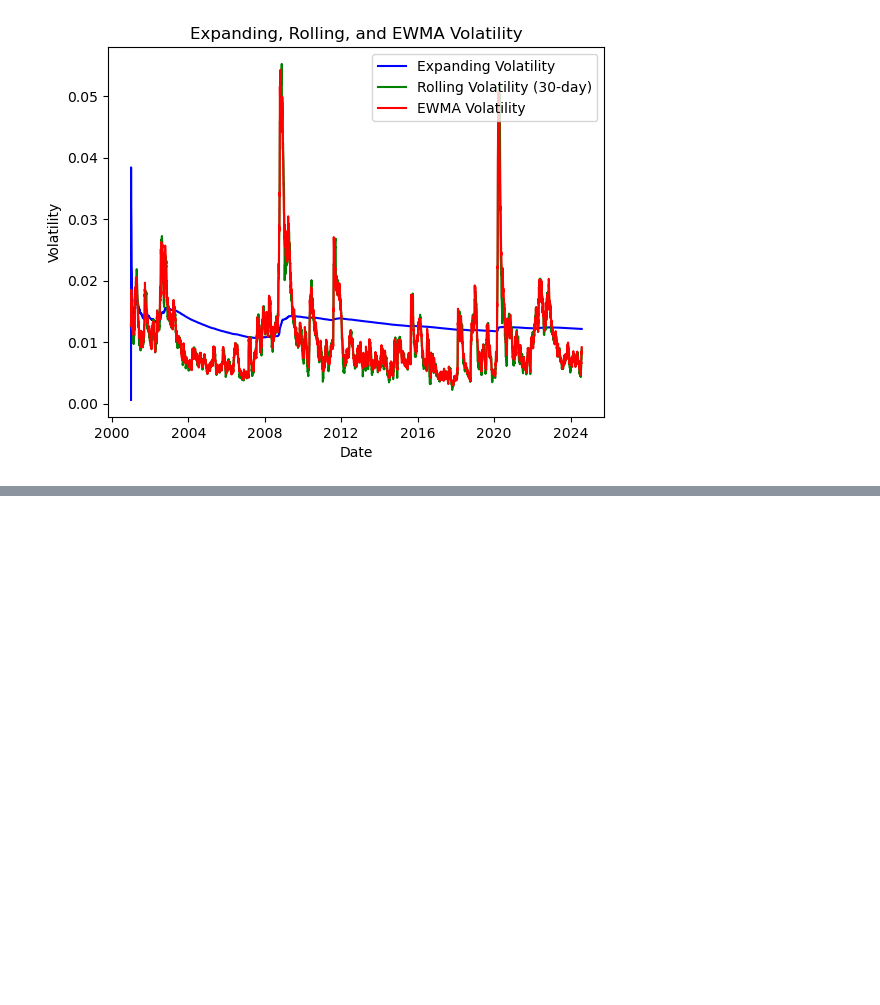
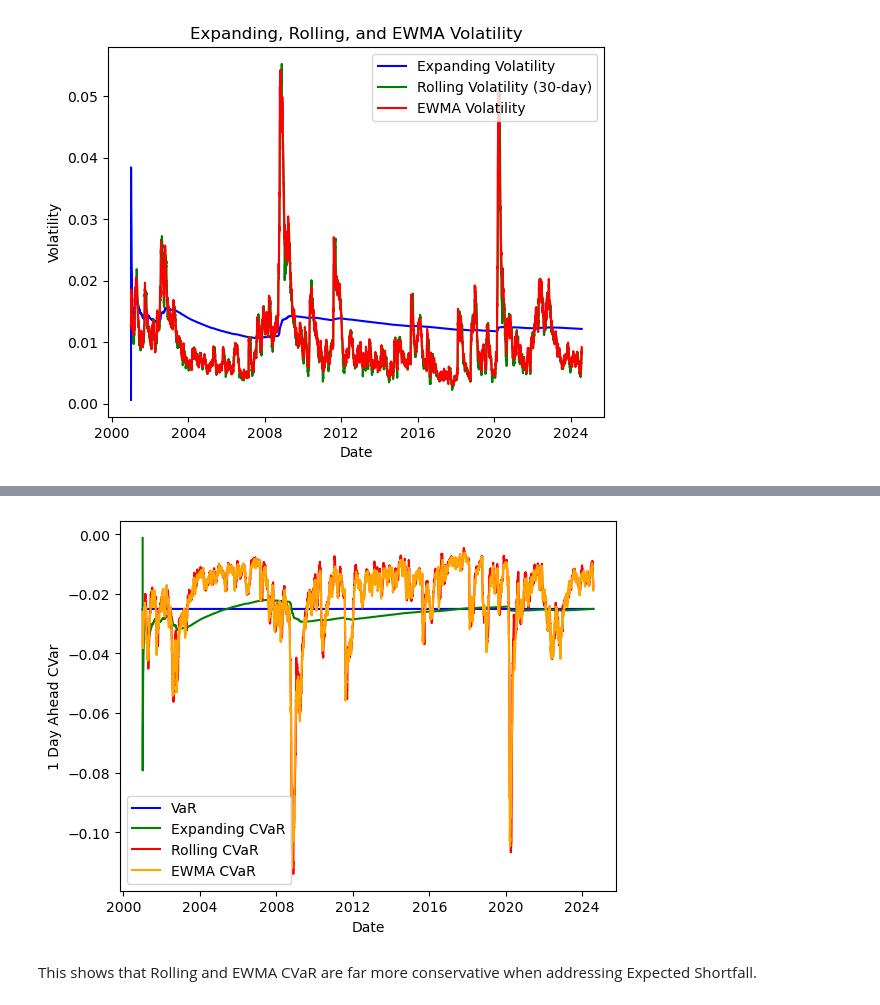
Before and after one commit to ekopen/finm-portfolio-2024, a Jupyter notebook: homework/Eric Kopen HW3.ipynb, the cells around one changed output, grey strips where cells are left out. Drawn from its saved outputs; the diff is of its cells as text; code cells hidden in the pictures; blank space fills up the shorter version.

```diff
--- a/homework/Eric Kopen HW3.ipynb
+++ b/homework/Eric Kopen HW3.ipynb
@@ -105,3 +106,9 @@ plt.legend()
 plt.show()
 # %% [output]
 [figure]
+# %%
+df['VaR expanding'] = -1.65 * df['expanding vol']
+df['VaR rolling'] = -1.65 * df['rolling vol']
+df['VaR ewma'] = -1.65 * df['ewma vol']
+
+df.head()
@@ -107,0 +135,17 @@ plt.show()
+# %%
+import scipy.stats as stats
+
+alpha = .05
+
+
+def calc_Cvar(volatility):
+    z_alpha = stats.norm.ppf(alpha)
+    cvar = -volatility * (stats.norm.pdf(z_alpha) / alpha)
+    return cvar
+
+df['CVaR'] = df['vol'].apply(calc_Cvar)
+df['CVaR Expanding'] = df['expanding vol'].apply(calc_Cvar)
+df['CVaR Rolling'] = df['rolling vol'].apply(calc_Cvar)
+df['CVaR EWMA'] = df['ewma vol'].apply(calc_Cvar)
+
+df.head()
@@ -107,0 +160,15 @@ plt.show()
+# %%
+plt.plot(df.index, df['CVaR'], label='VaR', color='blue')
+plt.plot(df.index, df['CVaR Expanding'], label='Expanding CVaR', color='green')
+plt.plot(df.index, df['CVaR Rolling'], label='Rolling CVaR', color='red')
+plt.plot(df.index, df['CVaR EWMA'], label='EWMA CVaR', color='orange')
+
+plt.xlabel("Date")
+plt.ylabel("1 Day Ahead CVar")
+plt.legend()
+
+plt.show()
+# %% [output]
+[figure, added]
+# %% [markdown]
+This shows that Rolling and EWMA CVaR are far more conservative when addressing Expected Shortfall.
```
Also changed, not shown: parts of 6 cells of this notebook, 1 other file.
